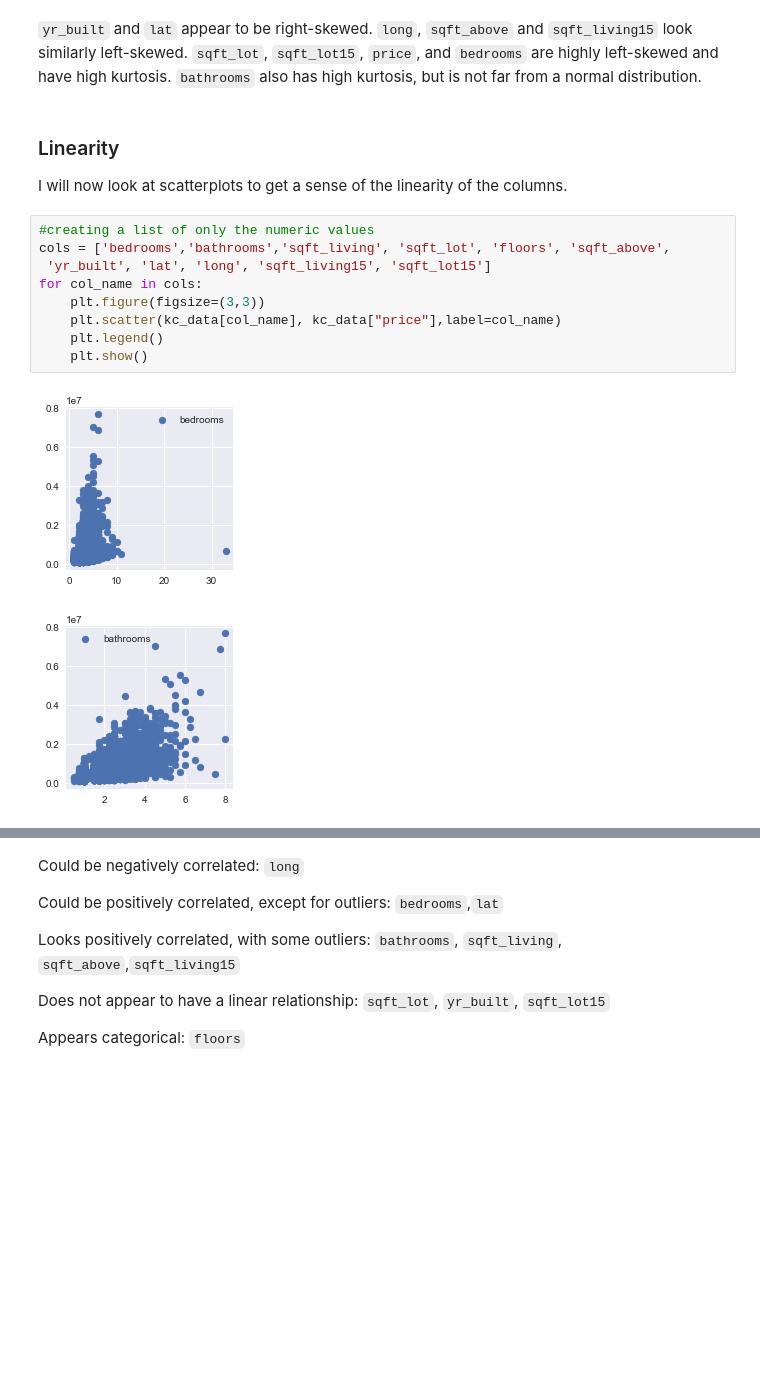
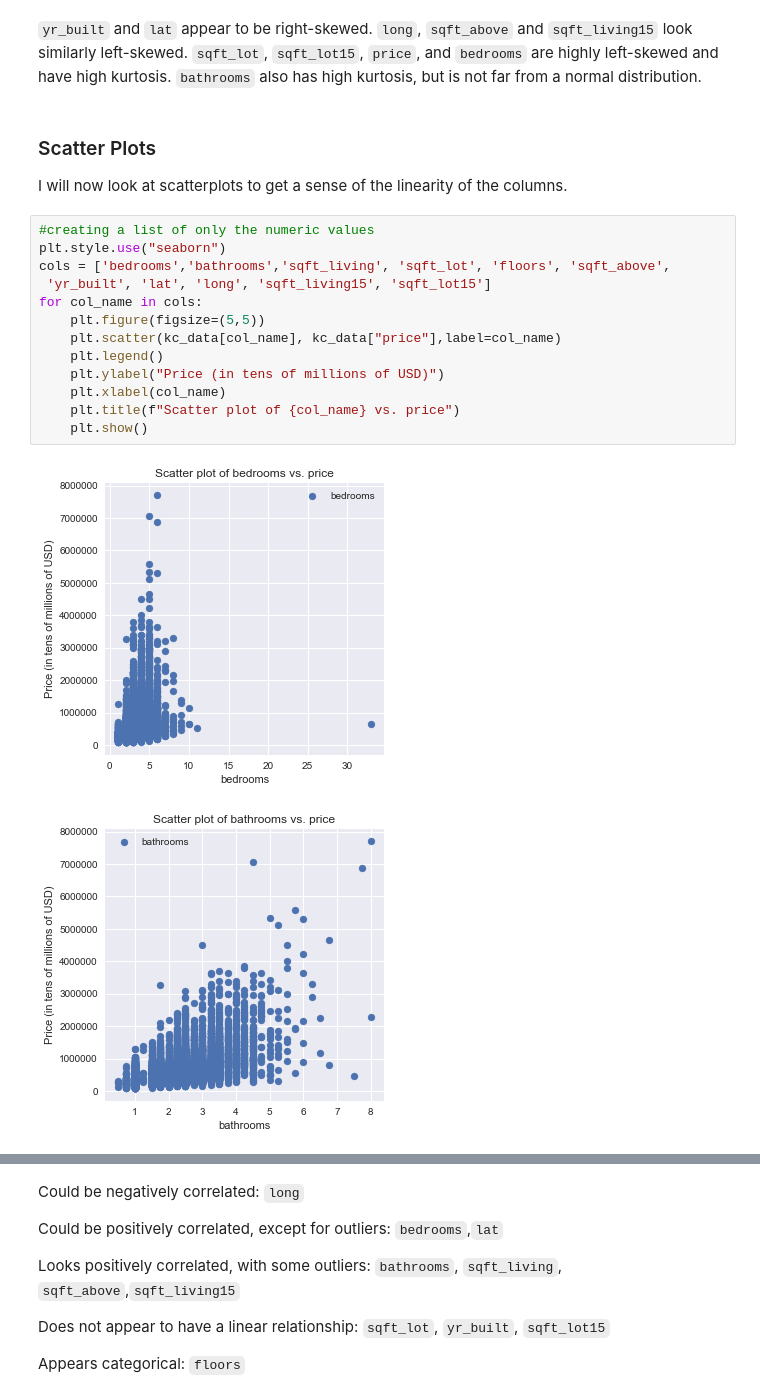
Before and after one commit to bronwencc/dsc-1-final-project-online-ds-sp-000, a Jupyter notebook: student.ipynb, the cells around one changed output, grey strips where cells are left out. Cells and saved outputs as stored; diff of their text form; blank space fills up the shorter version.

```diff
--- a/student.ipynb
+++ b/student.ipynb
@@ -323,18 +340,22 @@ plt.show()
 `sqft_lot`, `sqft_lot15`, `price`, and `bedrooms` are highly left-skewed and have high kurtosis.
 `bathrooms` also has high kurtosis, but is not far from a normal distribution.
 # %% [markdown]
-### Linearity
+### Scatter Plots
 
 I will now look at scatterplots to get a sense of the linearity of the columns.
 # %%
 #creating a list of only the numeric values
+plt.style.use("seaborn")
 cols = ['bedrooms','bathrooms','sqft_living', 'sqft_lot', 'floors', 'sqft_above',
  'yr_built', 'lat', 'long', 'sqft_living15', 'sqft_lot15']
 for col_name in cols:
-    plt.figure(figsize=(3,3))
+    plt.figure(figsize=(5,5))
     plt.scatter(kc_data[col_name], kc_data["price"],label=col_name)
     plt.legend()
+    plt.ylabel("Price (in tens of millions of USD)")
+    plt.xlabel(col_name)
+    plt.title(f"Scatter plot of {col_name} vs. price")
     plt.show()
 # %% [output]
-[figure, old version]
+[figure, new version]
-[figure, old version]
+[figure, new version]
```
Also changed, not shown: parts of 83 cells of this notebook, 2 other files.
